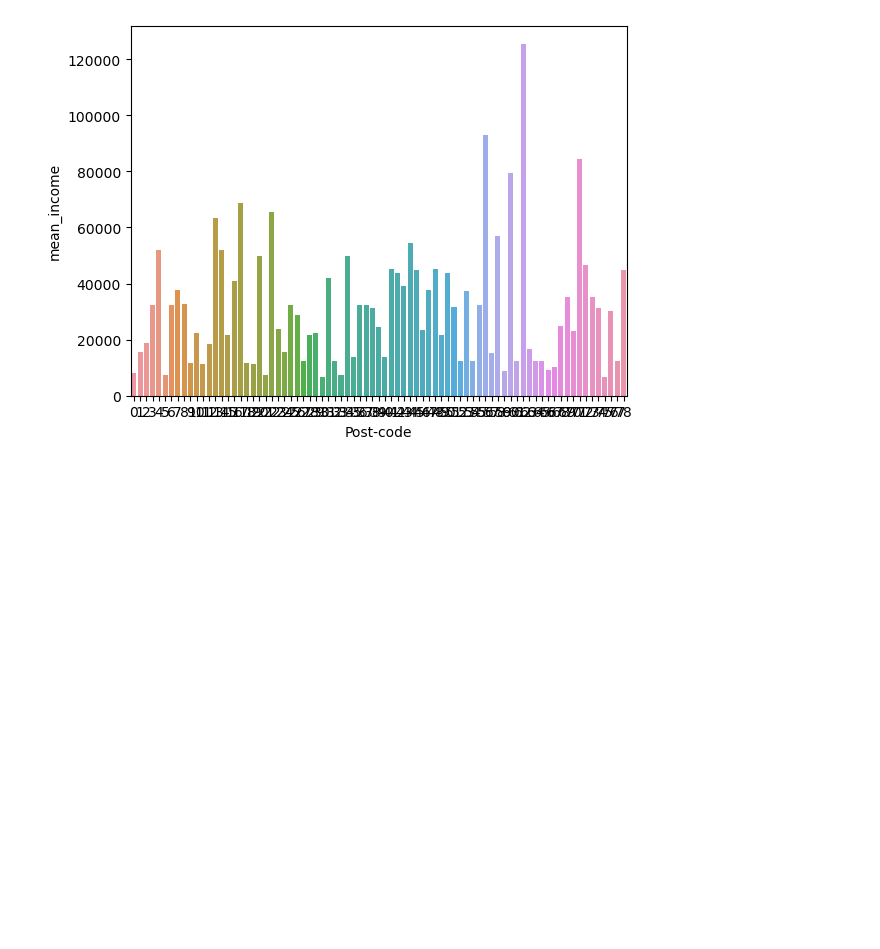
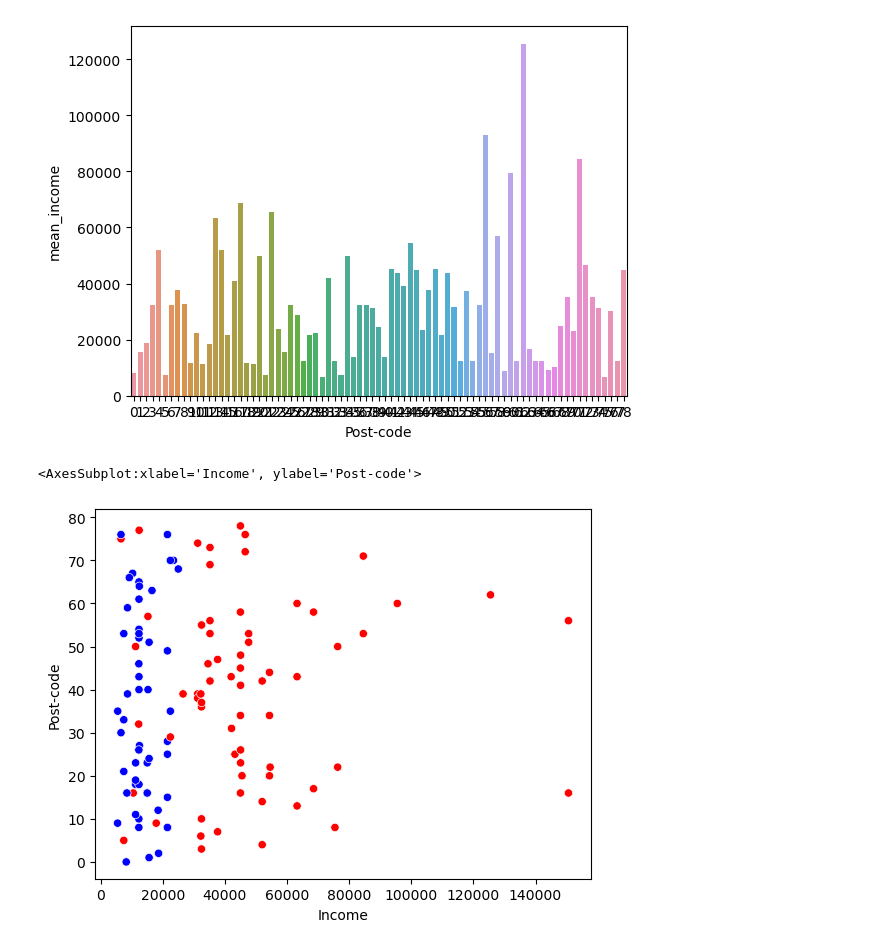
Before and after one commit to legacy-shu/Anaconda-Python-3-, a Jupyter notebook: python/assignment/feature-analisys.ipynb, the cells around one changed output. Saved outputs shown, nothing was run; the diff lists cells and outputs as text; code cells hidden in the pictures; blank space fills up the shorter version.

```diff
--- a/python/assignment/feature-analisys.ipynb
+++ b/python/assignment/feature-analisys.ipynb
@@ -64,3 +64,8 @@ sns.barplot(x='Post-code' , y='mean_income',data=g )
 (79, 2)
 <AxesSubplot:xlabel='Post-code', ylabel='mean_income'>
 [figure]
+# %%
+sns.scatterplot(x="Income", y="Post-code", hue='Fraud', markers=["c", "a"], palette=['red', 'blue'], data=df, legend=False)
+# %% [output]
+<AxesSubplot:xlabel='Income', ylabel='Post-code'>
+[figure, added]
```
Also changed, not shown: parts of 7 cells of this notebook, 1 other file.
